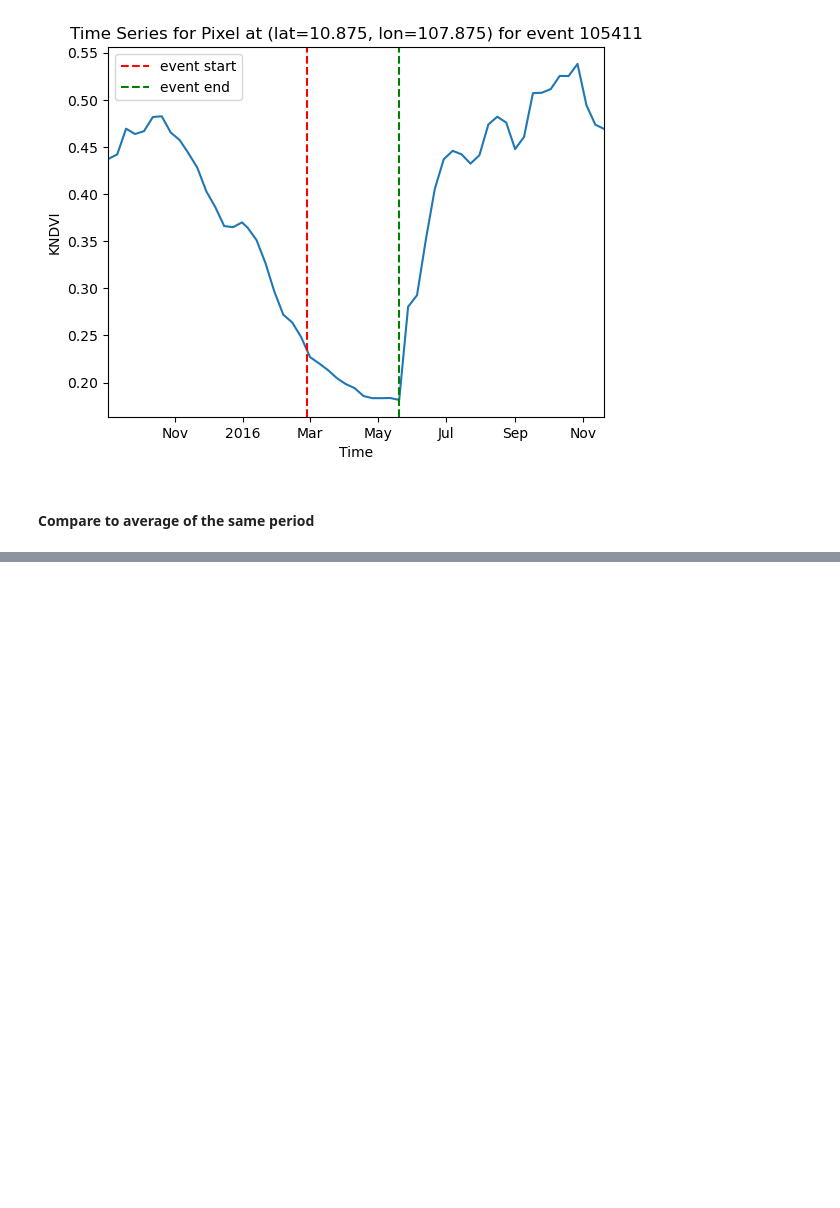
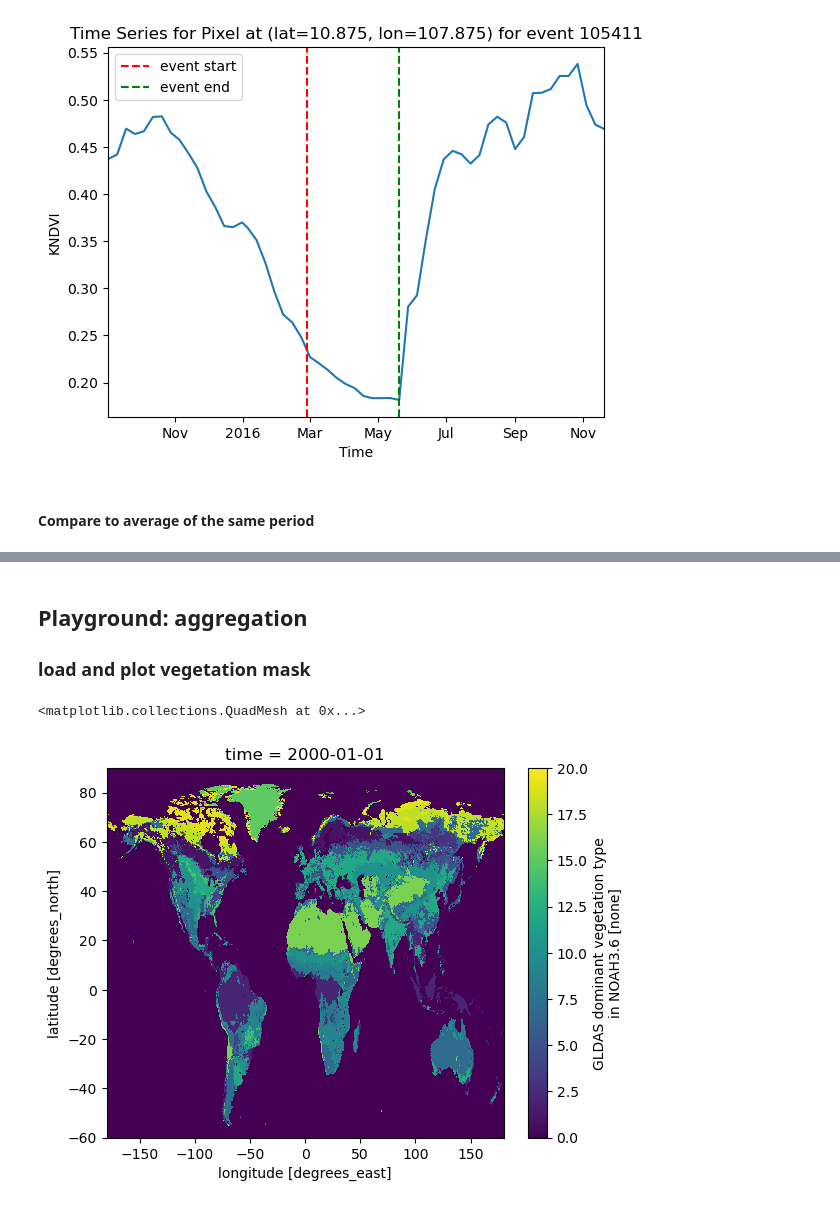
Before and after one commit to bgrandt/masters_thesis, a Jupyter notebook: 1_data_exploration.ipynb, the cells around one changed output, grey strips where cells are left out. Cells and saved outputs as stored; diff of their text form; code cells hidden in the pictures; blank space fills up the shorter version.

```diff
--- a/1_data_exploration.ipynb
+++ b/1_data_exploration.ipynb
@@ -658,0 +351,23 @@ plot_kndvi_time_series_with_baseline(
+# %% [markdown]
+## Playground: aggregation
+
+### load and plot vegetation mask
+# %%
+vegetation_url = "https://ldas.gsfc.nasa.gov/sites/default/files/ldas/gldas/VEG/GLDASp5_domveg_NOAH3.6_025d.nc4"
+
+
+# Download file locally
+path_vegetationmask = "data/GLDASp5_domveg_NOAH3.6_025d.nc4"
+with requests.get(vegetation_url, stream=True) as r:
+    r.raise_for_status()
+    with open(path_vegetationmask, 'wb') as f:
+        for chunk in r.iter_content(chunk_size=8192):
+            f.write(chunk)
+
+# Open with xarray
+ds_vegetationmask = xr.open_dataset(path_vegetationmask)
+# %%
+ds_vegetationmask['GLDAS_domveg'].plot()
+# %% [output]
+<matplotlib.collections.QuadMesh at 0x...>
+[figure, added]
```
Also changed, not shown: parts of 20 cells of this notebook, 5 other files.
